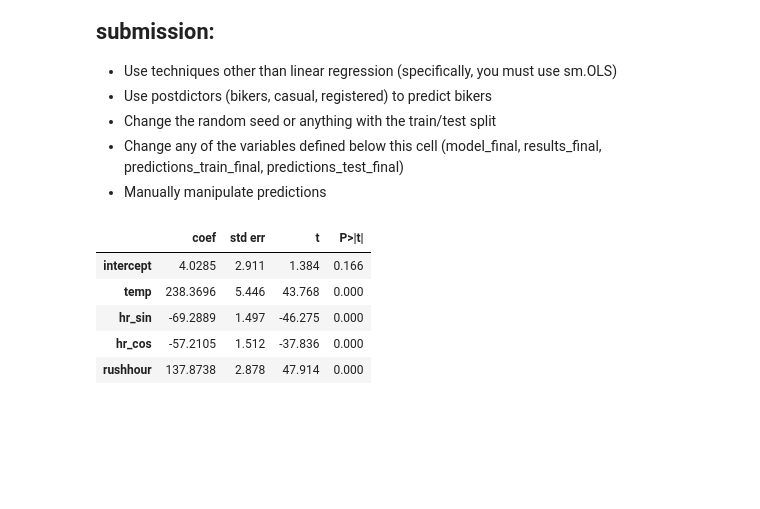
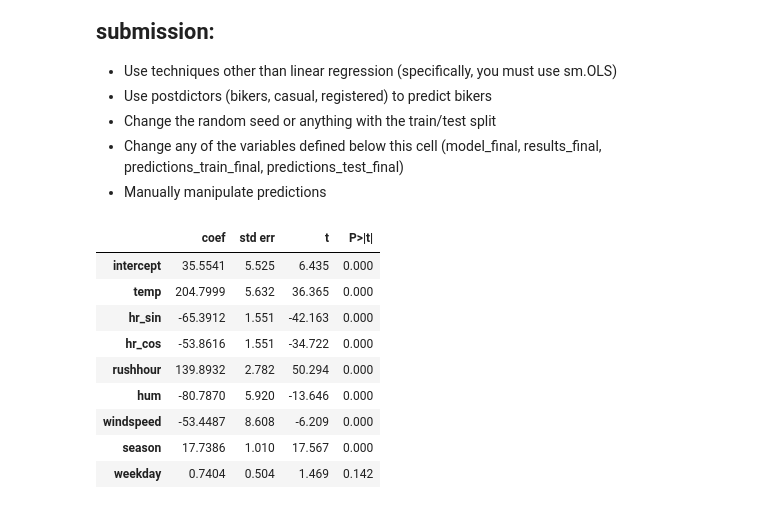
Before and after one commit to emileeharadon-gif/code_2600, a Jupyter notebook: mod05_nonlinear.ipynb, the cells around one changed output. Saved outputs shown, nothing was run; the diff lists cells and outputs as text; code cells hidden in the pictures; blank space fills up the shorter version.

```diff
--- a/mod05_nonlinear.ipynb
+++ b/mod05_nonlinear.ipynb
@@ -324,23 +324,31 @@ X_test['hr_cos']=np.round(np.cos(2*np.pi/24*X_test['hr'].astype(int)),2)
 # %%
 # Build your linear regression model here.
 vars_to_include = [
     'intercept',
     'temp',
     'hr_sin',
     'hr_cos',
-    'rushhour'
+    'rushhour',
+    'hum',
+    'windspeed',
+    'season',
+    'weekday'
 ]
 
 model_final = sm.OLS(y_train, X_train[vars_to_include])
 results_final = model_final.fit()
 summarize(results_final)
 # %% [output]
 |  | coef | std err | t | P>|t| |
-| intercept | 4.0285 | 2.911 | 1.384 | 0.166 |
-| temp | 238.3696 | 5.446 | 43.768 | 0.000 |
-| hr_sin | -69.2889 | 1.497 | -46.275 | 0.000 |
-| hr_cos | -57.2105 | 1.512 | -37.836 | 0.000 |
-| rushhour | 137.8738 | 2.878 | 47.914 | 0.000 |
+| intercept | 35.5541 | 5.525 | 6.435 | 0.000 |
+| temp | 204.7999 | 5.632 | 36.365 | 0.000 |
+| hr_sin | -65.3912 | 1.551 | -42.163 | 0.000 |
+| hr_cos | -53.8616 | 1.551 | -34.722 | 0.000 |
+| rushhour | 139.8932 | 2.782 | 50.294 | 0.000 |
+| hum | -80.7870 | 5.920 | -13.646 | 0.000 |
+| windspeed | -53.4487 | 8.608 | -6.209 | 0.000 |
+| season | 17.7386 | 1.010 | 17.567 | 0.000 |
+| weekday | 0.7404 | 0.504 | 1.469 | 0.142 |
 # %%
 predictions_train_final = predict(X_train[vars_to_include], results_final)
 print('MSE train: ', mse(y_train, predictions_train_final))
```
Also changed, not shown: parts of 2 cells of this notebook.
